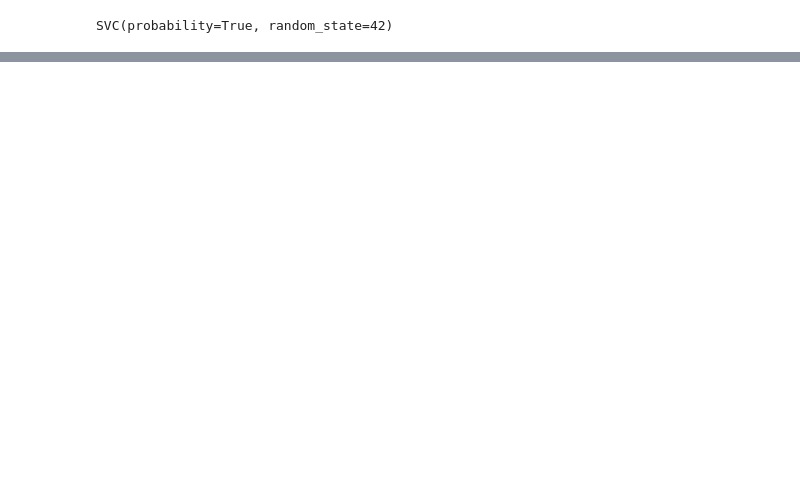
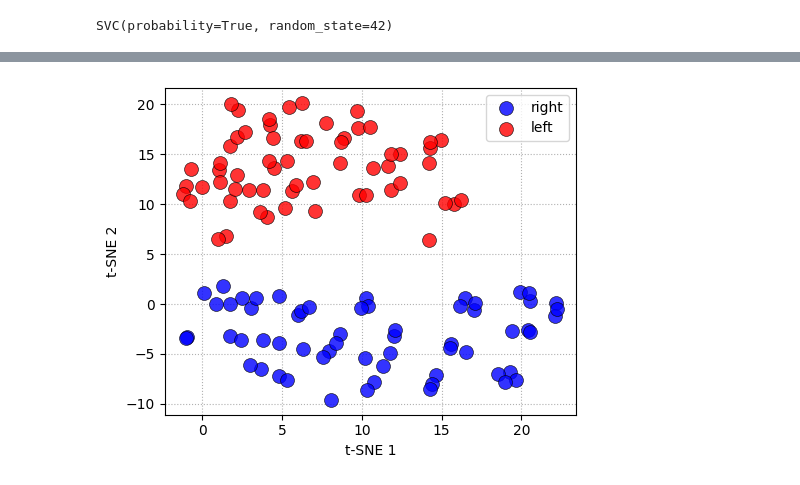
Before and after one commit to CPqD/eeg-decoding-framework, a Jupyter notebook: main_bci_competition.ipynb, the cells around one changed output, grey strips where cells are left out. Saved outputs shown, nothing was run; the diff lists cells and outputs as text; code cells hidden in the pictures; blank space fills up the shorter version.

```diff
--- a/main_bci_competition.ipynb
+++ b/main_bci_competition.ipynb
@@ -155,0 +157,4 @@ _ = plot_metrics_bar(y_test, y_pred, class_names=class_names)
+# %%
+plot_tsne(X_train, y_train)
+# %% [output]
+[figure, added]
```
Also changed, not shown: parts of 17 cells of this notebook, 17 other files.
